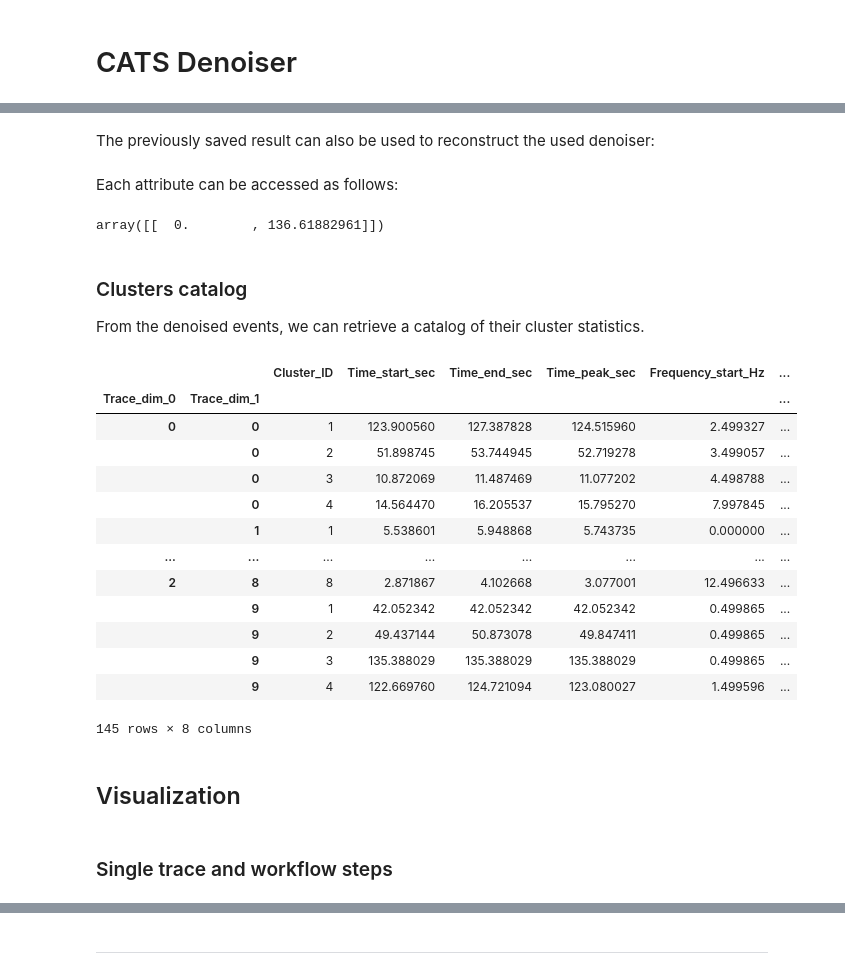
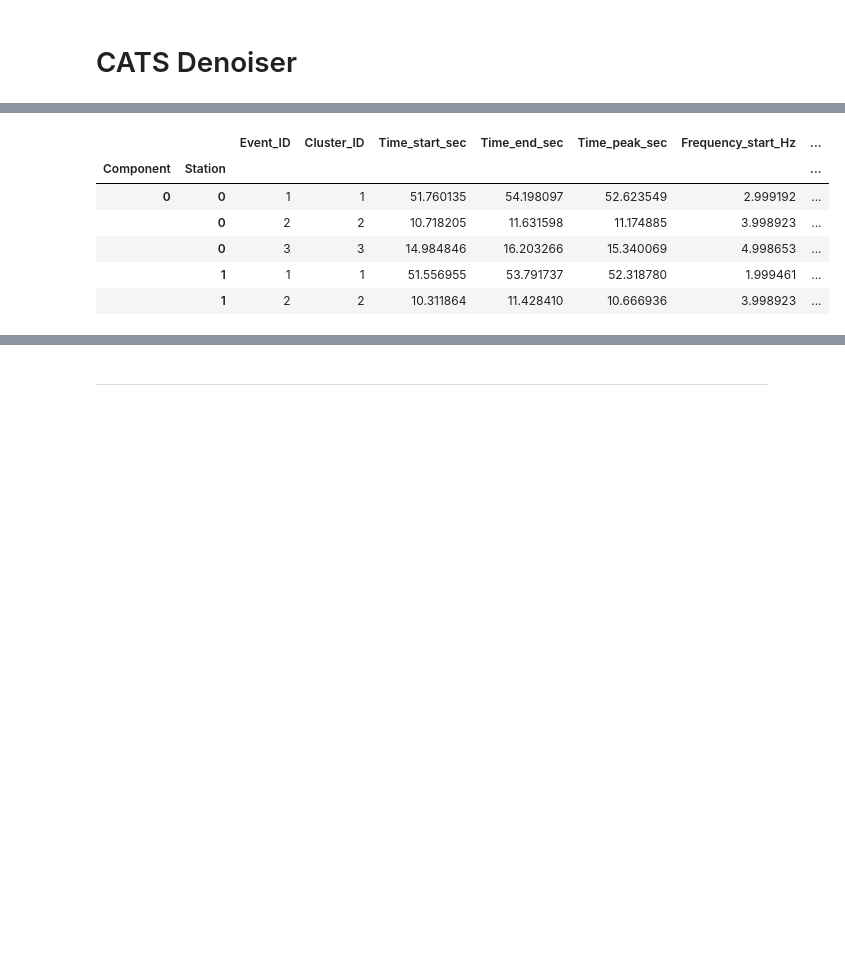
Before and after one commit to sgrubas/cats, a Jupyter notebook: tutorials/DenoisingTutorial.ipynb, the cells around one changed output, grey strips where cells are left out. Saved outputs shown, nothing was run; the diff lists cells and outputs as text; code cells hidden in the pictures; blank space fills up the shorter version.

```diff
--- a/tutorials/DenoisingTutorial.ipynb
+++ b/tutorials/DenoisingTutorial.ipynb
@@ -141,3 +54,31 @@ print(D.shape)
+# %%
+# NOTE: all parameters work absolutely the same way as in CATSDetector
+# refer to DetectionTutorial for the details
+
+denoiser = cats.CATSDenoiser(dt_sec=dt,
+                 stft_window_type='hann',
+                 stft_window_sec=1.0,
+                 stft_overlap=0.9,
+                 minSNR=6,
+                 stationary_frame_sec=200,
+                 cluster_size_t_sec=0.2,
+                 cluster_size_f_Hz=8,
+                 cluster_distance_t_sec=0.2,
+                 cluster_distance_f_Hz=2,
+
+                 freq_bandpass_Hz=(0, 30),
+
+                 aggr_clustering_axis=0,  # 3C denoising
+                 full_aggregated_mask=False,  # whether to use full 3C mask, if True, noise pixels may be picked
+
+                 cluster_catalogs_funcs=None,
+                 cluster_feature_distributions=None,
+                 cluster_catalogs_filter=None,
+
+                 clustering_multitrace=False,
+                 cluster_size_trace=2,
+                 cluster_distance_trace=1
+                 )
 # %%
-result = denoiser.denoise(D, verbose=True, full_info=True)
+result = denoiser ** D
 # %% [output]
@@ -186,4 +90,0 @@ We can also import a saved result via `cats.CATSDenoisingResult.load`
-# %%
-result = cats.CATSDenoisingResult.load("test_save.pickle")
-# %% [markdown]
-The previously saved result can also be used to reconstruct the used denoiser:
@@ -192,31 +91,10 @@ denoiser = cats.CATSDenoiser.from_result(result)
-# %% [markdown]
-Each attribute can be accessed as follows:
-# %%
-# in seconds
-result.time_frames
-# %% [output]
-array([[  0.        , 136.61882961]])
-# %% [markdown]
-### Clusters catalog
-From the denoised events, we can retrieve a catalog of their cluster statistics.
 # %%
-result.cluster_catalogs
+result.cluster_catalogs.head()
 # %% [output]
-|  |  | Cluster_ID | Time_start_sec | Time_end_sec | Time_peak_sec | Frequency_start_Hz | ... |
-| Trace_dim_0 | Trace_dim_1 |  |  |  |  |  | ... |
-| 0 | 0 | 1 | 123.900560 | 127.387828 | 124.515960 | 2.499327 | ... |
-|  | 0 | 2 | 51.898745 | 53.744945 | 52.719278 | 3.499057 | ... |
-|  | 0 | 3 | 10.872069 | 11.487469 | 11.077202 | 4.498788 | ... |
-|  | 0 | 4 | 14.564470 | 16.205537 | 15.795270 | 7.997845 | ... |
-|  | 1 | 1 | 5.538601 | 5.948868 | 5.743735 | 0.000000 | ... |
-| ... | ... | ... | ... | ... | ... | ... | ... |
-| 2 | 8 | 8 | 2.871867 | 4.102668 | 3.077001 | 12.496633 | ... |
-|  | 9 | 1 | 42.052342 | 42.052342 | 42.052342 | 0.499865 | ... |
-|  | 9 | 2 | 49.437144 | 50.873078 | 49.847411 | 0.499865 | ... |
-|  | 9 | 3 | 135.388029 | 135.388029 | 135.388029 | 0.499865 | ... |
-|  | 9 | 4 | 122.669760 | 124.721094 | 123.080027 | 1.499596 | ... |
+|  |  | Event_ID | Cluster_ID | Time_start_sec | Time_end_sec | Time_peak_sec | Frequency_start_Hz | ... |
+| Component | Station |  |  |  |  |  |  | ... |
+| 0 | 0 | 1 | 1 | 51.760135 | 54.198097 | 52.623549 | 2.999192 | ... |
+|  | 0 | 2 | 2 | 10.718205 | 11.631598 | 11.174885 | 3.998923 | ... |
+|  | 0 | 3 | 3 | 14.984846 | 16.203266 | 15.340069 | 4.998653 | ... |
+|  | 1 | 1 | 1 | 51.556955 | 53.791737 | 52.318780 | 1.999461 | ... |
+|  | 1 | 2 | 2 | 10.311864 | 11.428410 | 10.666936 | 3.998923 | ... |
-145 rows × 8 columns
-# %% [markdown]
-## Visualization
-# %% [markdown]
-### Single trace and workflow steps
```
Also changed, not shown: parts of 51 cells of this notebook, 1 other file.
